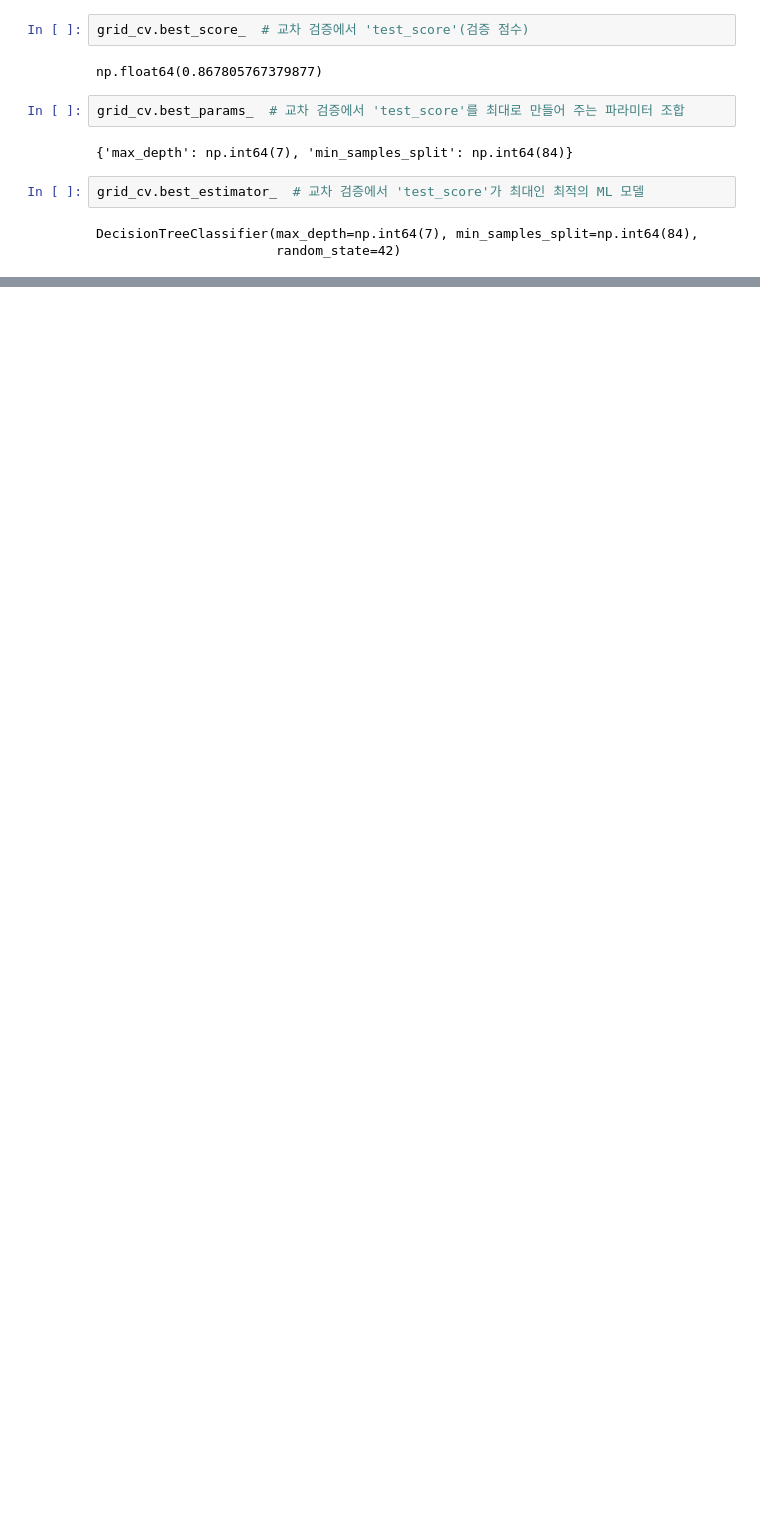
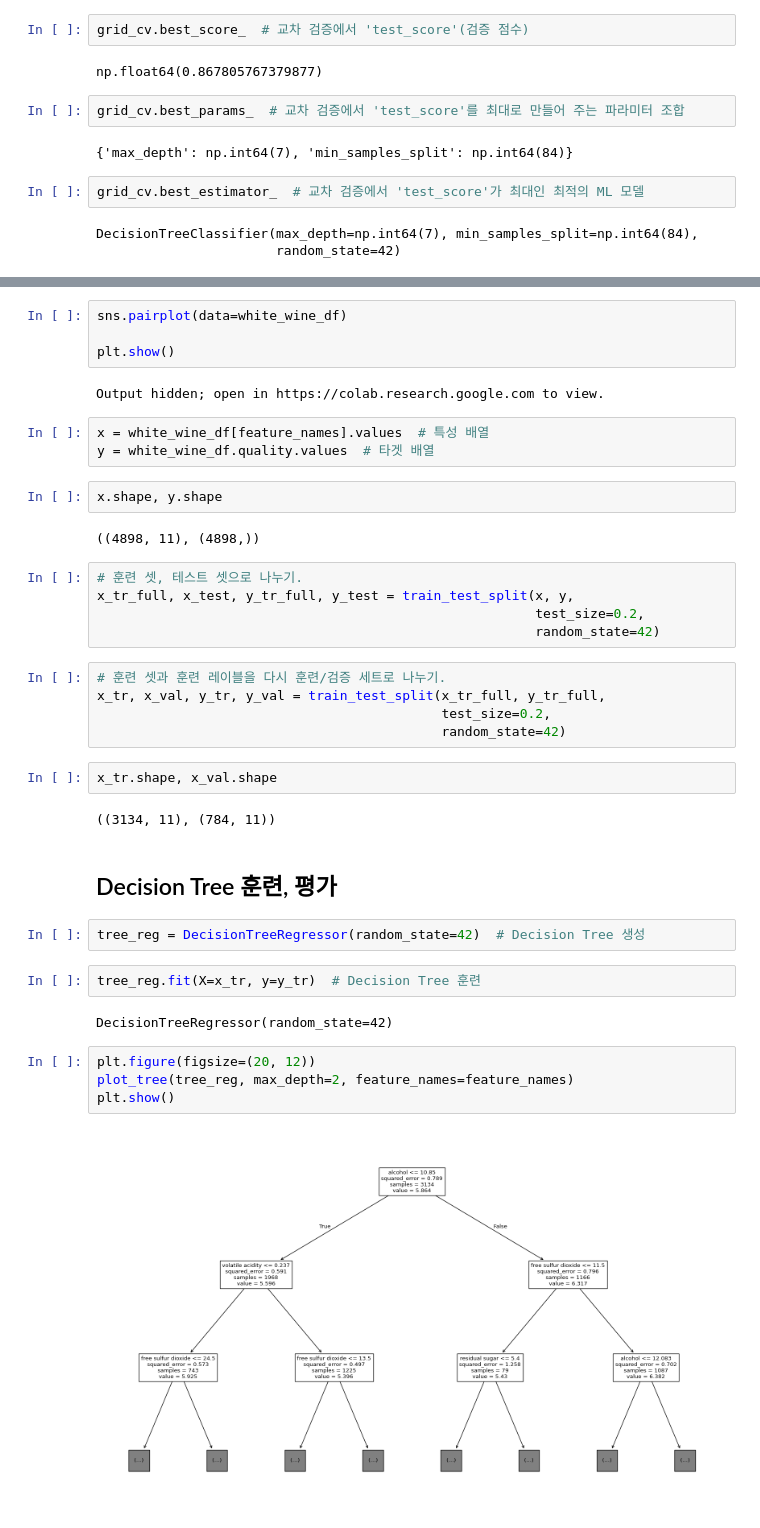
Before and after one commit to YounJJ/202511_BD53, a Jupyter notebook: lab_ml/ml10_tree.ipynb, the cells around one changed output, grey strips where cells are left out. Drawn from its saved outputs; the diff is of its cells as text; blank space fills up the shorter version.

Commit message:
Decision Tree Regressor with GridSearchCV and Pipelines

```diff
--- a/lab_ml/ml10_tree.ipynb
+++ b/lab_ml/ml10_tree.ipynb
@@ -601,0 +799,41 @@ DecisionTreeClassifier(max_depth=np.int64(7), min_samples_split=np.int64(84),
+# %%
+sns.pairplot(data=white_wine_df)
+
+plt.show()
+# %% [output]
+Output hidden; open in https://colab.research.google.com to view.
+# %%
+x = white_wine_df[feature_names].values  # 특성 배열
+y = white_wine_df.quality.values  # 타겟 배열
+# %%
+x.shape, y.shape
+# %% [output]
+((4898, 11), (4898,))
+# %%
+# 훈련 셋, 테스트 셋으로 나누기.
+x_tr_full, x_test, y_tr_full, y_test = train_test_split(x, y,
+                                                        test_size=0.2,
+                                                        random_state=42)
+# %%
+# 훈련 셋과 훈련 레이블을 다시 훈련/검증 세트로 나누기.
+x_tr, x_val, y_tr, y_val = train_test_split(x_tr_full, y_tr_full,
+                                            test_size=0.2,
+                                            random_state=42)
+# %%
+x_tr.shape, x_val.shape
+# %% [output]
+((3134, 11), (784, 11))
+# %% [markdown]
+## Decision Tree 훈련, 평가
+# %%
+tree_reg = DecisionTreeRegressor(random_state=42)  # Decision Tree 생성
+# %%
+tree_reg.fit(X=x_tr, y=y_tr)  # Decision Tree 훈련
+# %% [output]
+DecisionTreeRegressor(random_state=42)
+# %%
+plt.figure(figsize=(20, 12))
+plot_tree(tree_reg, max_depth=2, feature_names=feature_names)
+plt.show()
+# %% [output]
+[figure, added]
```
Also changed, not shown: parts of 83 cells of this notebook.
